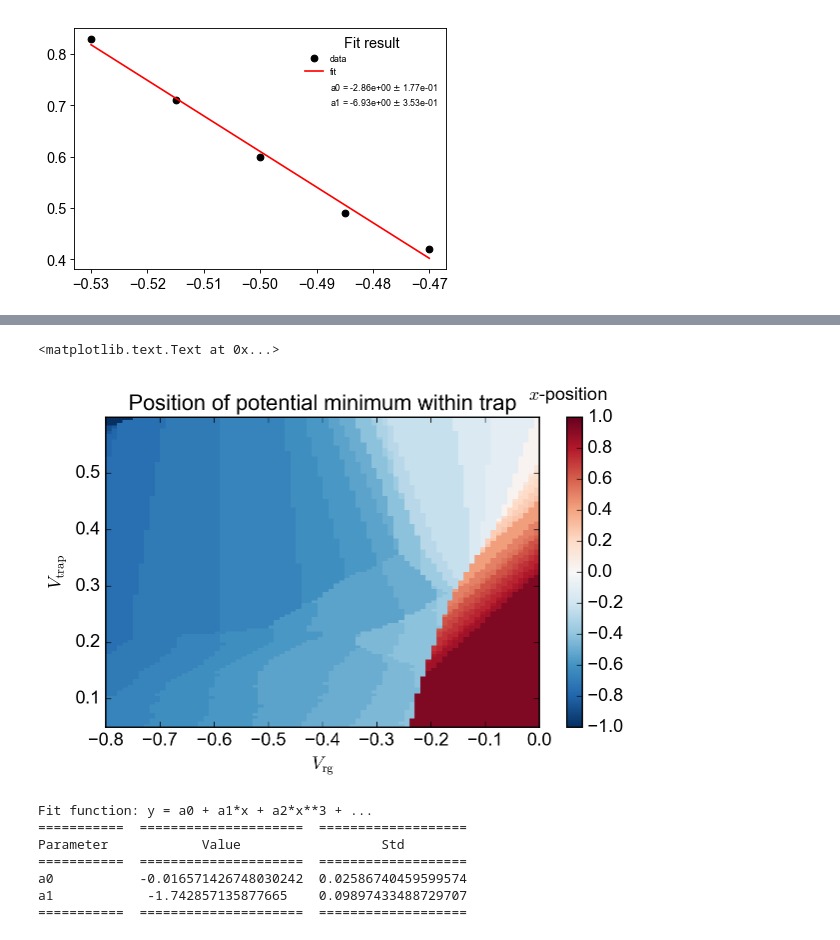
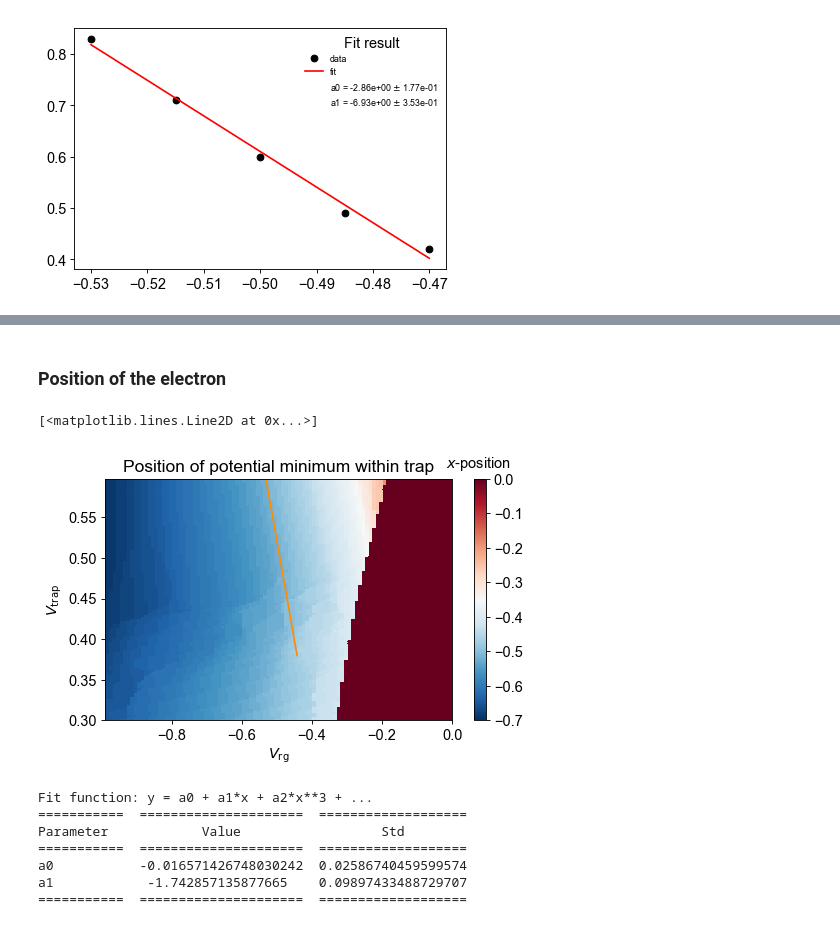
Before and after one commit to gkoolstra/ipython-notebooks, a Jupyter notebook: 20160530 - Master simulation notebook.ipynb, the cells around one changed output, grey strips where cells are left out. Drawn from its saved outputs; the diff is of its cells as text; code cells hidden in the pictures.

```diff
--- a/20160530 - Master simulation notebook.ipynb
+++ b/20160530 - Master simulation notebook.ipynb
@@ -505,12 +505,13 @@ ax.set_axis_bgcolor('none')
 # %%
 if 'Windows' in platform.system():
     datafolder = r"S:\Gerwin\Electron on helium\Maxwell\M018 Yggdrasil\M018V6\With L3 etch"
+#     datafolder = r"S:\Gerwin\Electron on helium\Maxwell\M018 Yggdrasil\M018V6\With L3 etch - just trap"
 else:
     datafolder = r"/Volumes/slab/Gerwin/Electron on helium/Maxwell/M018 Yggdrasil/M018V6/With L3 etch"
 
 # Evaluate all files in the range
 yeval = anneal.construct_symmetric_y(-5, 201)
-xeval = np.linspace(-5, 8, 301)
+xeval = np.linspace(-5, 8, 1001)
 
 datafiles = ["Resonator.dsp",
              "Trap.dsp",
@@ -1021,26 +1292,45 @@ plt.colorbar()
+# %% [markdown]
+### Position of the electron
 # %%
 fig = plt.figure(figsize=(7.,4.))
 common.configure_axes(13)
-plt.pcolormesh(Vresguards, Vtraps, xposition,cmap=plt.cm.RdBu_r, vmin=-1.0, vmax=+1.0)
+plt.pcolormesh(Vresguards, Vtraps, xposition,cmap=plt.cm.RdBu_r, vmin=-0.70, vmax=-0.00)
 cbar = plt.colorbar()
 cbar.set_label("$x$-position", labelpad=-40, x=1.10, y=1.10, rotation=0)
 plt.xlim(np.min(Vresguards), np.max(Vresguards))
 plt.ylim(np.min(Vtraps), np.max(Vtraps))
 plt.xlabel("$V_\mathrm{rg}$")
 plt.ylabel("$V_\mathrm{trap}$")
 plt.title("Position of potential minimum within trap")
+
+plt.plot([0, Vrg_start, Vrg_stop], [Vtrap_park, Vtrap_park, Vtrap_stop], '-', color='darkorange')
+
+# points = [[0.250, -0.275],
+#           [0.234, -0.286],
+#           [0.215, -0.295],
+#           [0.208, -0.303],
+#           [0.201, -0.318],
+#           [0.195, -0.335],
+#           [0.183, -0.371],
+#           [0.181, -0.384],
+#           [0.175, -0.417],
+#           [0.171, -0.446],
+#           [0.175, -0.417]]
+
+# for p in points:
+#     plt.plot(p[1], p[0], 'ok')
 
 # rg_sweep = np.arange(-0.50, -0.30, +0.01)
 # t_sweep = 0.120 + np.arange(0.25, 0.10, -0.01)
 # plt.plot([0.00, -0.5], [0.25+0.120, 0.25+0.120], color=rgba(0, len(rg_sweep)+1))
 # for i, v in enumerate(rg_sweep):
 #     plt.plot([v, v], [t_sweep[0], t_sweep[-1]],
 #              '-o', mec='none', color=rgba(i, len(rg_sweep)+1))
 
 # common.save_figure(fig, save_path=r"/Volumes/slab-1/_Data/170422 - EonHe M018V6 with L3 etch/data/170711")
 # %% [output]
-<matplotlib.text.Text at 0x...>
+[<matplotlib.lines.Line2D at 0x...>]
-[figure, old version]
+[figure, new version]
 # %%
 plt.figure()
 common.configure_axes(12)
```
Also changed, not shown: parts of 20 cells of this notebook.
